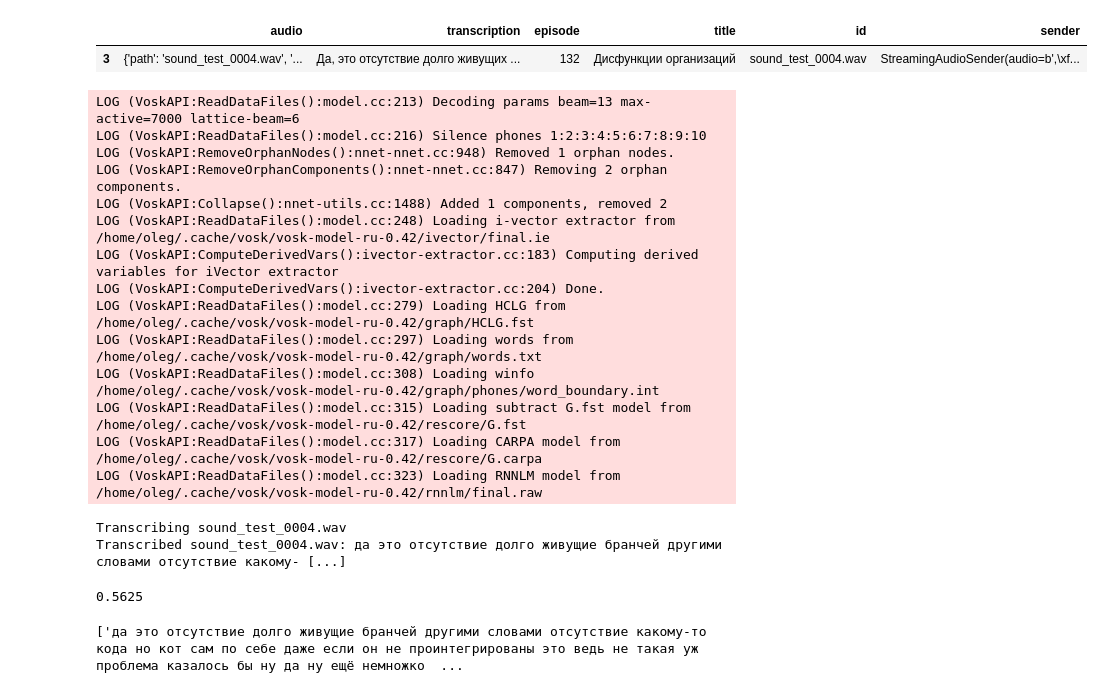
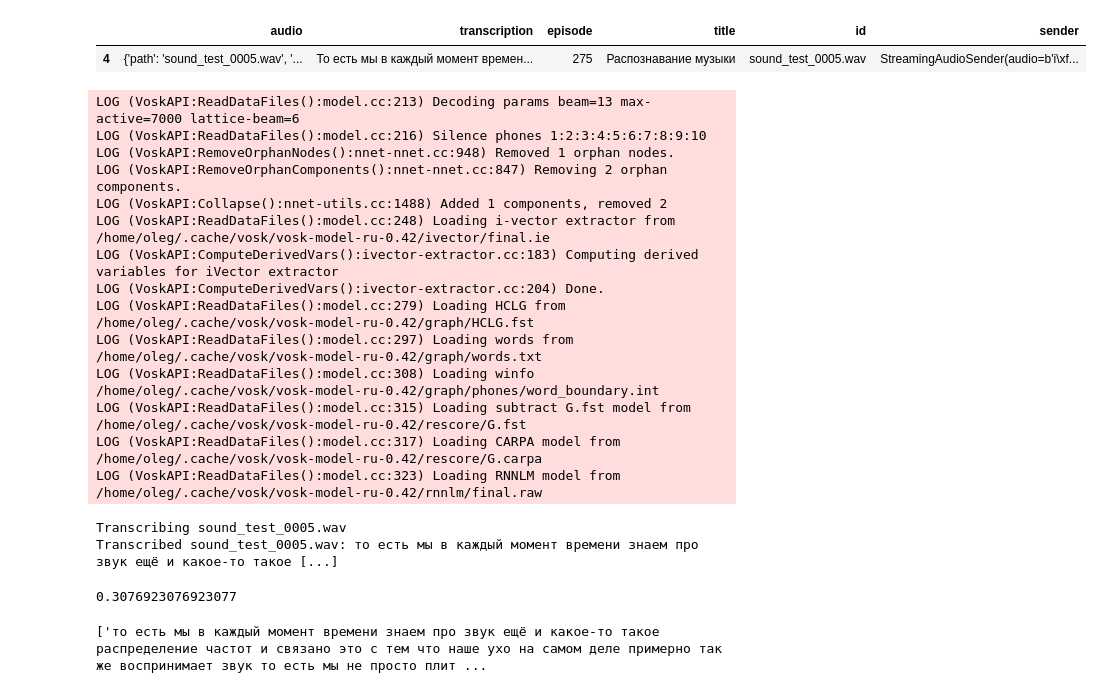
Before and after one commit to SibNN/asr_eval, a Jupyter notebook: notebooks/Podlodka.ipynb, the cells around one changed output. Cells and saved outputs as stored; diff of their text form; code cells hidden in the pictures.

```diff
--- a/notebooks/Podlodka.ipynb
+++ b/notebooks/Podlodka.ipynb
@@ -29,32 +29,32 @@ from asr_eval.align.data import Match, MatchesList, Token
 # %%
 # type: ignore
 
 dataset: Dataset = load_dataset('bond005/podlodka_speech')['test'].take(10)
 dataset = dataset.cast_column("audio", Audio(sampling_rate=16_000))
 df = pd.DataFrame(list(dataset))
 
 def get_id(audio: dict[str, Any]) -> str:
     return audio['path']
 
 def get_streaming_sender(id: str, audio: dict[str, Any]) -> dict[str, Any]:
     assert audio['sampling_rate'] == 16_000
     return StreamingAudioSender(
         audio=np.int16(audio['array'] * 32768).tobytes(),
         id=id,
         array_len_per_sec=16_000 * 2,  # x2 because of the conversion float -> bytes
-        real_time_interval_sec=1 / 10,
+        real_time_interval_sec=1 / 5,
         speed_multiplier=1,
         track_history=True,
     )
 
 df['id'] = df.audio.apply(get_id)
 df['sender'] = df.apply(lambda row: get_streaming_sender(row.id, row.audio), axis=1)
 
-df = df.iloc[3:4]
+df = df.iloc[4:5]
 df
 # %% [output]
 |  | audio | transcription | episode | title | id | sender |
-| 3 | {'path': 'sound_test_0004.wav', '... | Да, это отсутствие долго живущих ... | 132 | Дисфункции организаций | sound_test_0004.wav | StreamingAudioSender(audio=b',\xf... |
+| 4 | {'path': 'sound_test_0005.wav', '... | То есть мы в каждый момент времен... | 275 | Распознавание музыки | sound_test_0005.wav | StreamingAudioSender(audio=b'i\xf... |
 # %%
 # type: ignore
 
@@ -77,8 +77,8 @@ LOG (VoskAPI:ReadDataFiles():model.cc:308) Loading winfo /home/oleg/.cache/vosk/
 LOG (VoskAPI:ReadDataFiles():model.cc:315) Loading subtract G.fst model from /home/oleg/.cache/vosk/vosk-model-ru-0.42/rescore/G.fst
 LOG (VoskAPI:ReadDataFiles():model.cc:317) Loading CARPA model from /home/oleg/.cache/vosk/vosk-model-ru-0.42/rescore/G.carpa
 LOG (VoskAPI:ReadDataFiles():model.cc:323) Loading RNNLM model from /home/oleg/.cache/vosk/vosk-model-ru-0.42/rnnlm/final.raw
-Transcribing sound_test_0004.wav
-Transcribed sound_test_0004.wav: да это отсутствие долго живущие бранчей другими словами отсутствие какому- [...]
+Transcribing sound_test_0005.wav
+Transcribed sound_test_0005.wav: то есть мы в каждый момент времени знаем про звук ещё и какое-то такое [...]
 # %%
 df['preds'] = [PartialTranscription.join(x) for x in results.values()]
 # %%
@@ -87,11 +87,11 @@ df['preds'] = [PartialTranscription.join(x) for x in results.values()]
 wer = jiwer.wer(reference=df['transcription'].tolist(), hypothesis=df['preds'].tolist())
 print(wer)
 # %% [output]
-0.5625
+0.3076923076923077
 # %%
 df['preds'].tolist()
 # %% [output]
-['да это отсутствие долго живущие бранчей другими словами отсутствие какому-то кода но кот сам по себе даже если он не проинтегрированы это ведь не такая уж проблема казалось бы ну да ну ещё немножко  ...
+['то есть мы в каждый момент времени знаем про звук ещё и какое-то такое распределение частот и связано это с тем что наше ухо на самом деле примерно так же воспринимает звук то есть мы не просто плит ...
 # %%
 df.iloc[0].sender.history
 # %% [output]
```
Also changed, not shown: parts of 8 cells of this notebook, 2 other files.
